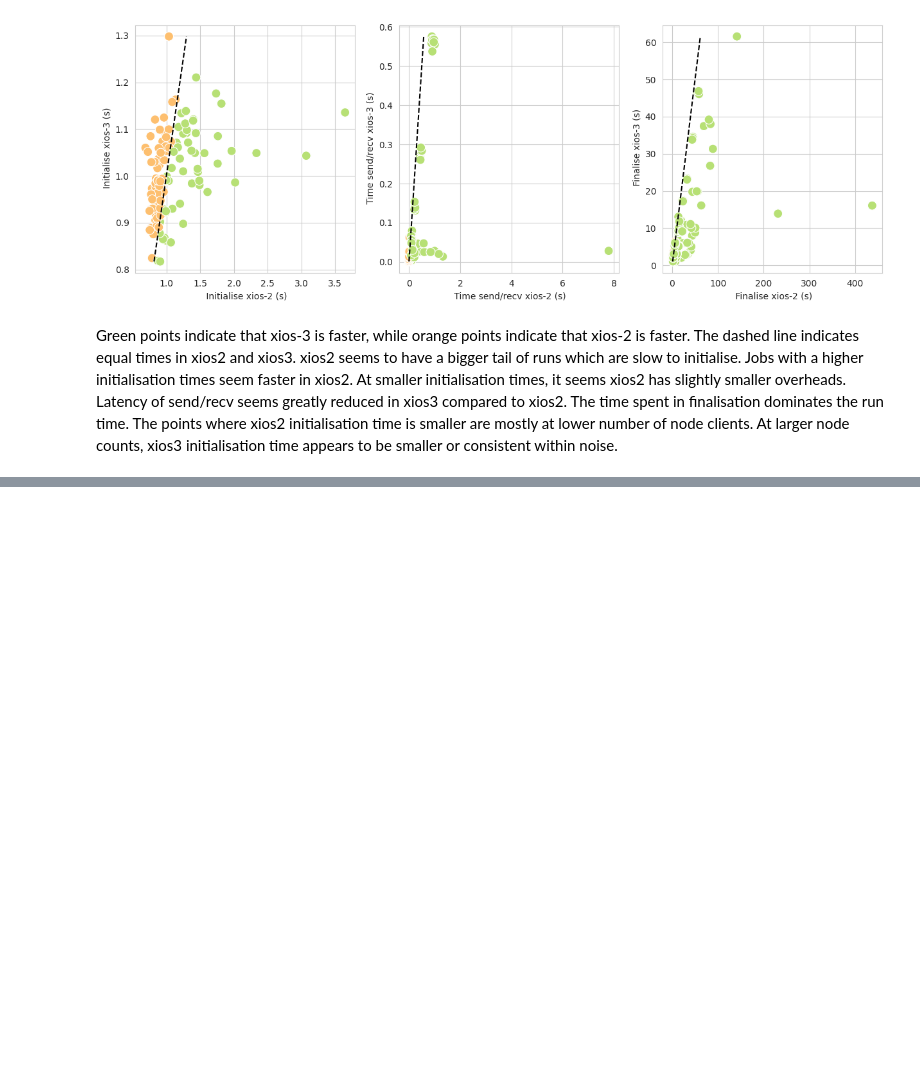
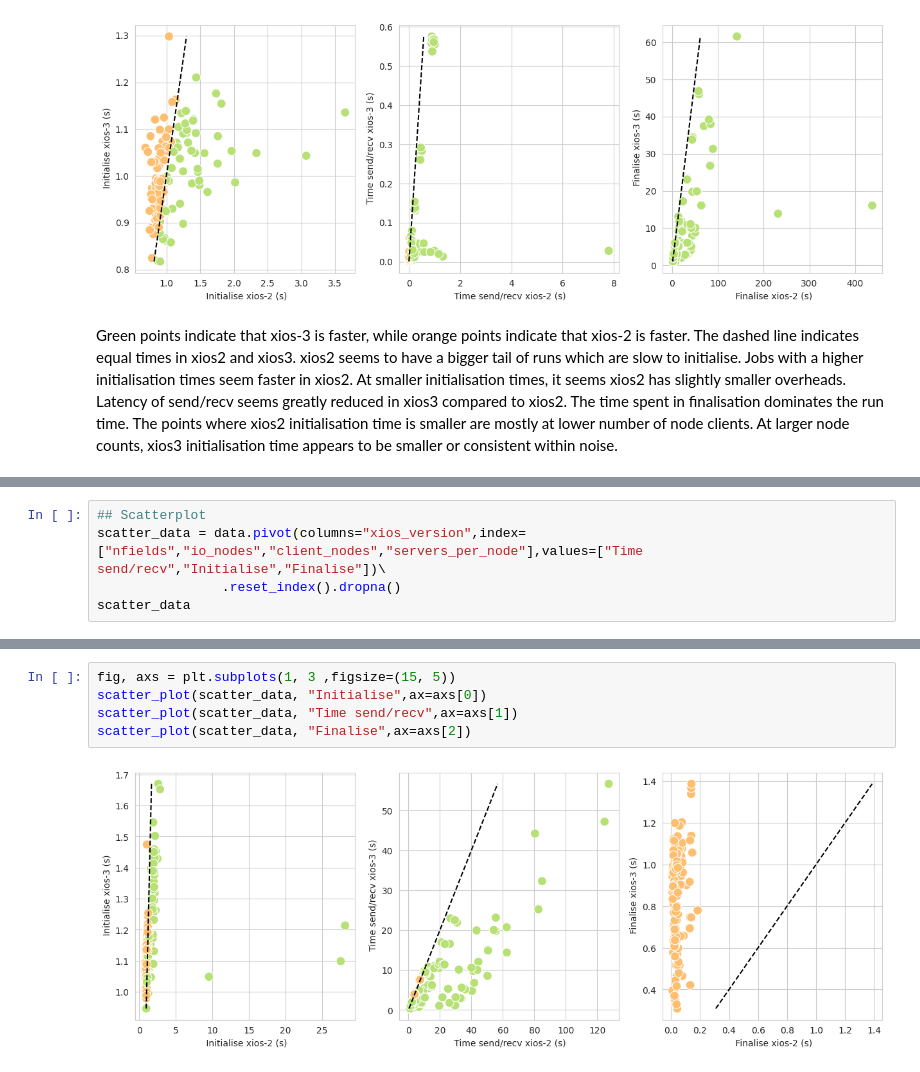
Before and after one commit to lucaparisi91/xios-benchmark, a Jupyter notebook: analysis/analysis.ipynb, the cells around one changed output, grey strips where cells are left out. Saved outputs shown, nothing was run; the diff lists cells and outputs as text; blank space fills up the shorter version.

```diff
--- a/analysis/analysis.ipynb
+++ b/analysis/analysis.ipynb
@@ -88,0 +190,5 @@ xios2 seems to have a bigger tail of runs which are slow to initialise. Jobs wit
+# %%
+## Scatterplot
+scatter_data = data.pivot(columns="xios_version",index=["nfields","io_nodes","client_nodes","servers_per_node"],values=["Time send/recv","Initialise","Finalise"])\
+                .reset_index().dropna()
+scatter_data
@@ -88,0 +210,7 @@ xios2 seems to have a bigger tail of runs which are slow to initialise. Jobs wit
+# %%
+fig, axs = plt.subplots(1, 3 ,figsize=(15, 5))
+scatter_plot(scatter_data, "Initialise",ax=axs[0])
+scatter_plot(scatter_data, "Time send/recv",ax=axs[1])
+scatter_plot(scatter_data, "Finalise",ax=axs[2])
+# %% [output]
+[figure, added]
```
Also changed, not shown: parts of 17 cells of this notebook.
